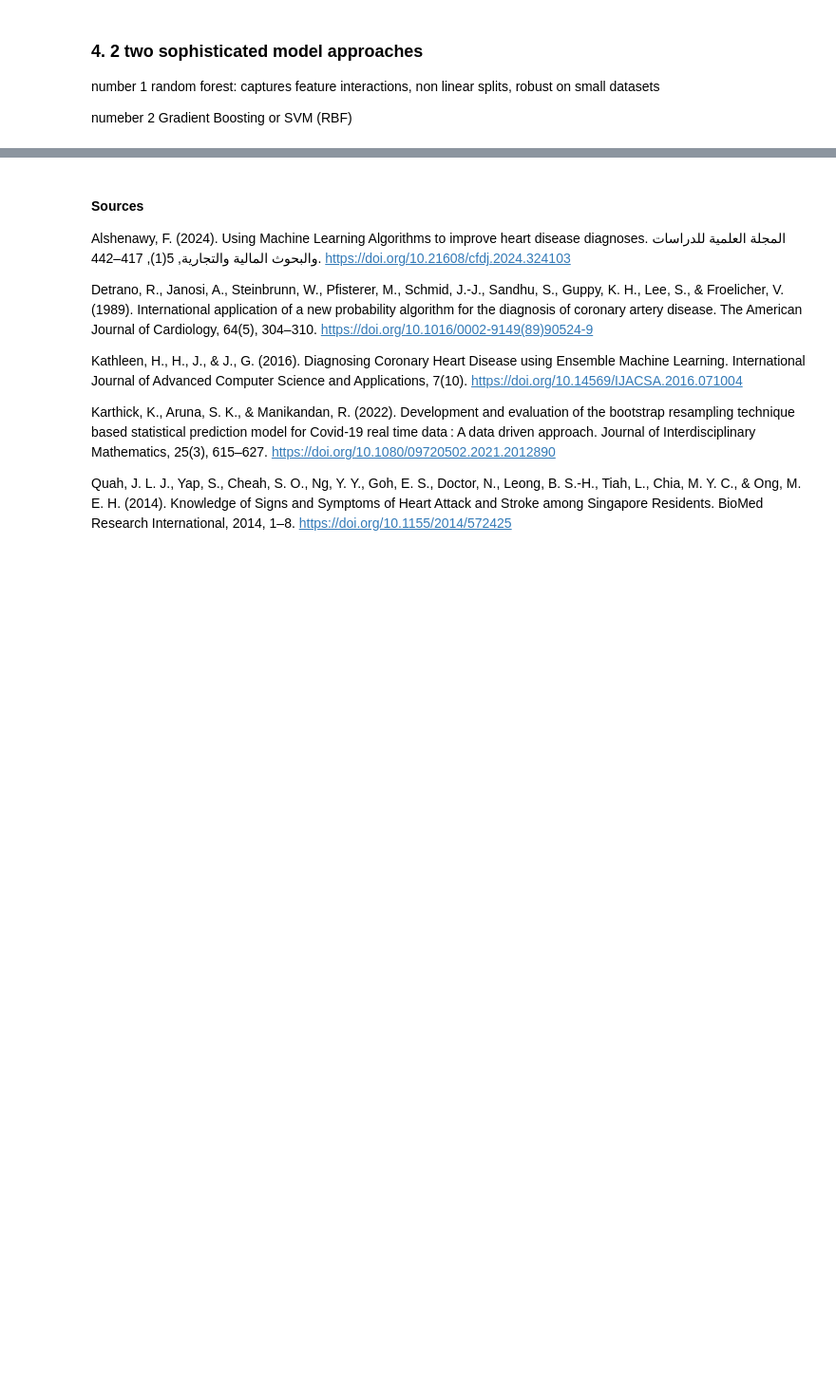
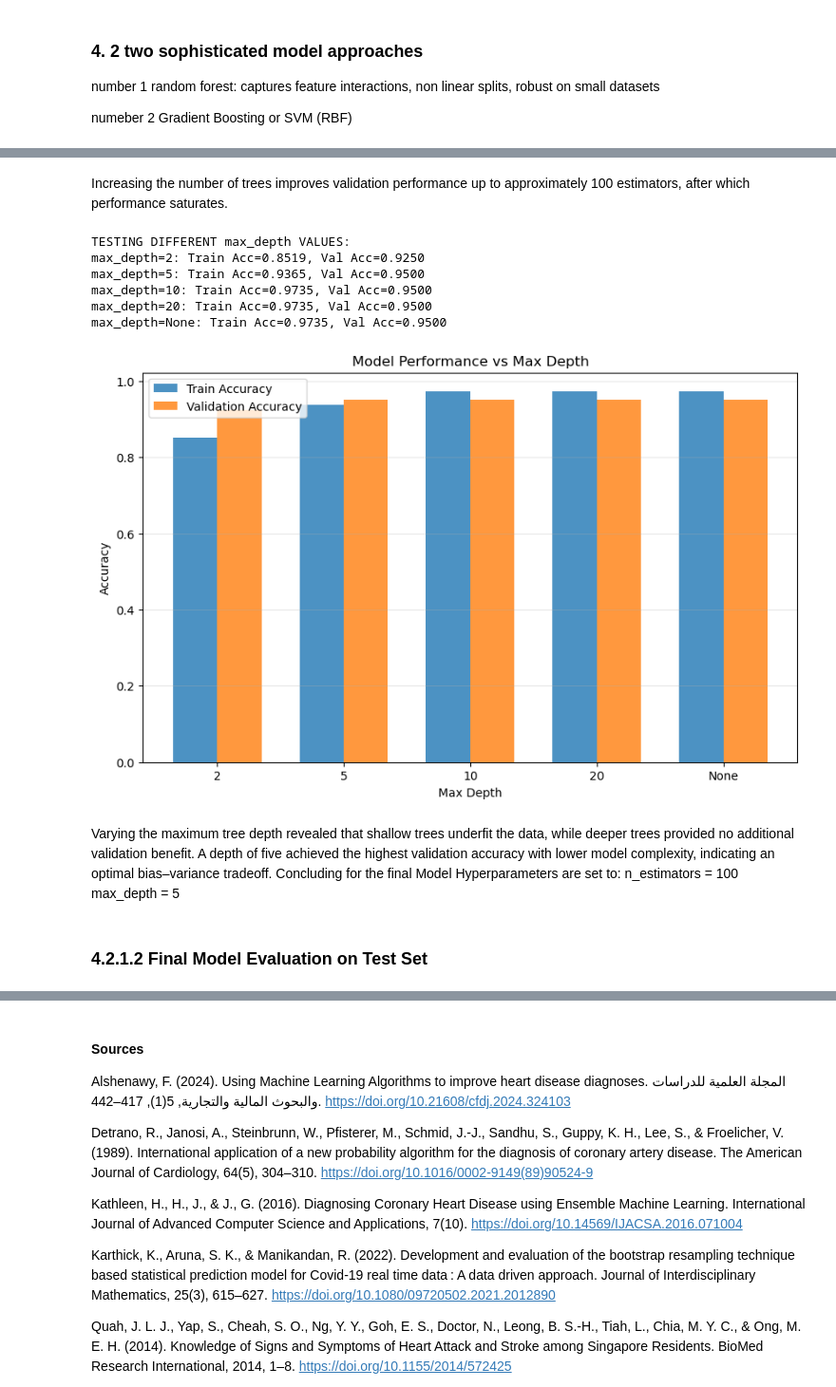
Before and after one commit to micheleishere/CO2, a Jupyter notebook: Project_CO2_main.ipynb, the cells around one changed output, grey strips where cells are left out. Shown at 95% size. Drawn from its saved outputs; the diff is of its cells as text; code cells hidden in the pictures; blank space fills up the shorter version.

```diff
--- a/Project_CO2_main.ipynb
+++ b/Project_CO2_main.ipynb
@@ -381,0 +538,62 @@ numeber 2 Gradient Boosting or SVM (RBF)
+# %% [markdown]
+Increasing the number of trees improves validation performance up to approximately 100 estimators, after which performance saturates.
+# %%
+# Test different max_depth values
+print("\nTESTING DIFFERENT max_depth VALUES:")
+max_depth_range = [2, 5, 10, 20, None]
+depth_results = []
+
+for depth in max_depth_range:
+    clf_temp = RandomForestClassifier(
+    n_estimators=100,
+    max_depth=depth,
+    min_samples_leaf=2,
+    min_samples_split=5,
+    class_weight="balanced",
+    random_state=42
+    )
+    clf_temp.fit(train_X, train_y)
+
+    train_acc = accuracy_score(train_y, clf_temp.predict(train_X))
+    val_acc = accuracy_score(validation_y, clf_temp.predict(validation_X))
+
+    depth_results.append({
+        'max_depth': str(depth),
+        'train_accuracy': train_acc,
+        'validation_accuracy': val_acc
+    })
+    print(f"max_depth={depth}: Train Acc={train_acc:.4f}, Val Acc={val_acc:.4f}")
+
+depth_results_df = pd.DataFrame(depth_results)
+
+# Plot depth results
+plt.figure(figsize=(10, 6))
+x_pos = range(len(depth_results_df))
+width = 0.35
+
+plt.bar([i - width/2 for i in x_pos], depth_results_df['train_accuracy'],
+        width, label='Train Accuracy', alpha=0.8)
+plt.bar([i + width/2 for i in x_pos], depth_results_df['validation_accuracy'],
+        width, label='Validation Accuracy', alpha=0.8)
+
+plt.xlabel('Max Depth')
+plt.ylabel('Accuracy')
+plt.title('Model Performance vs Max Depth')
+plt.xticks(x_pos, depth_results_df['max_depth'])
+plt.legend()
+plt.grid(True, alpha=0.3, axis='y')
+plt.show()
+# %% [output]
+TESTING DIFFERENT max_depth VALUES:
+max_depth=2: Train Acc=0.8519, Val Acc=0.9250
+max_depth=5: Train Acc=0.9365, Val Acc=0.9500
+max_depth=10: Train Acc=0.9735, Val Acc=0.9500
+max_depth=20: Train Acc=0.9735, Val Acc=0.9500
+max_depth=None: Train Acc=0.9735, Val Acc=0.9500
+[figure, added]
+# %% [markdown]
+Varying the maximum tree depth revealed that shallow trees underfit the data, while deeper trees provided no additional validation benefit. A depth of five achieved the highest validation accuracy with lower model complexity, indicating an optimal bias–variance tradeoff. Concluding for the final Model Hyperparameters are set to:
+n_estimators = 100
+max_depth = 5
+# %% [markdown]
+### 4.2.1.2 Final Model Evaluation on Test Set
```
Also changed, not shown: parts of 20 cells of this notebook.
